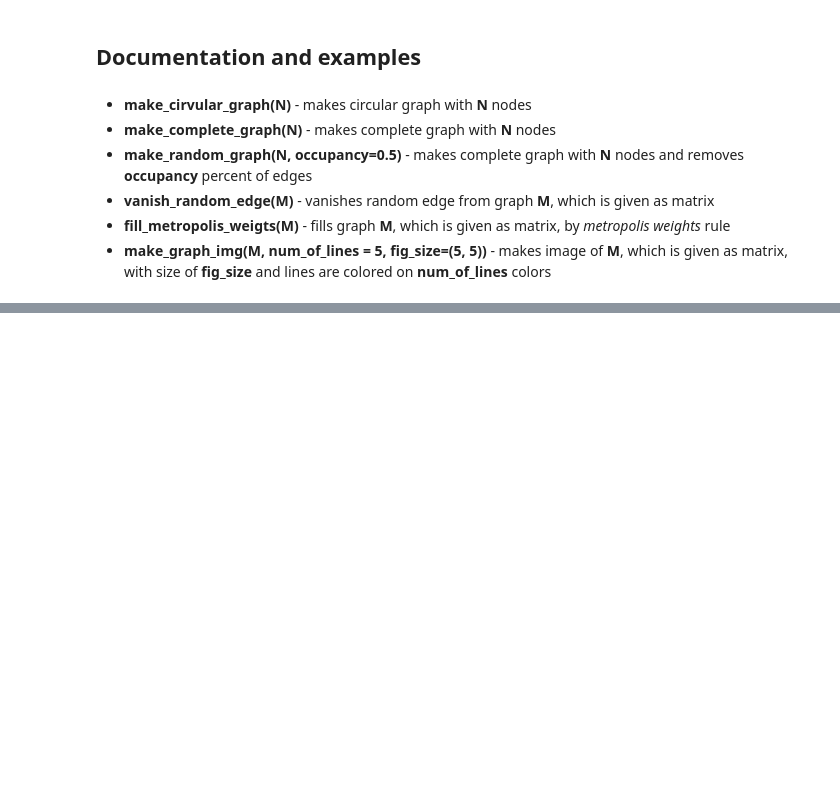
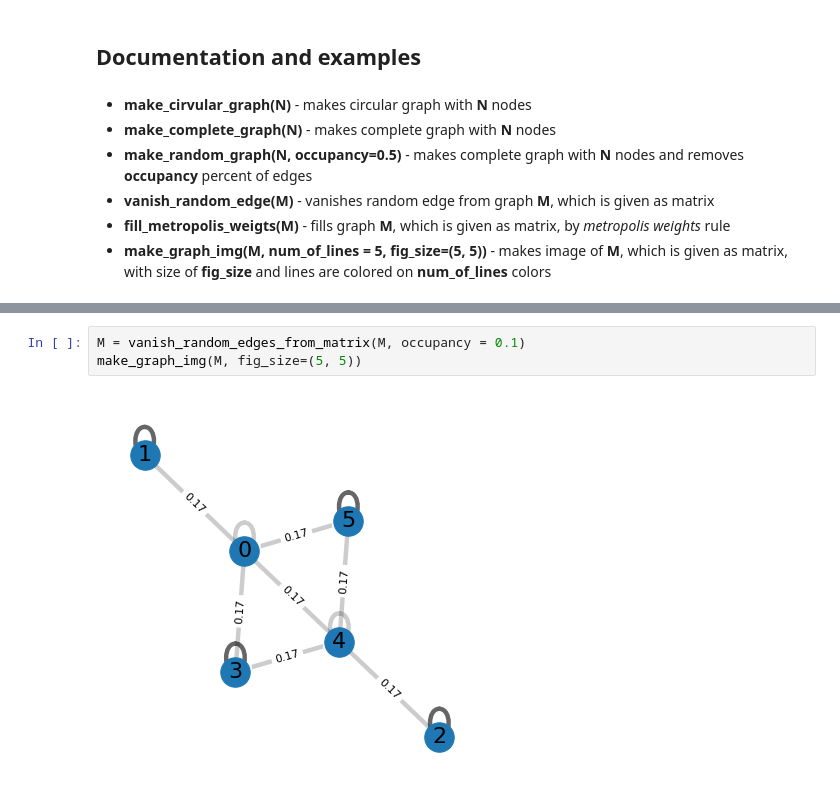
Before and after one commit to alexrogozin12/sirius2022_optimization, a Jupyter notebook: examples/Graph_tools.ipynb, the cells around one changed output, grey strips where cells are left out. Drawn from its saved outputs; the diff is of its cells as text; blank space fills up the shorter version.

```diff
--- a/examples/Graph_tools.ipynb
+++ b/examples/Graph_tools.ipynb
@@ -41,0 +48,5 @@ make_graph_img(M, fig_size=(5, 5))
+# %%
+M = vanish_random_edges_from_matrix(M, occupancy = 0.1)
+make_graph_img(M, fig_size=(5, 5))
+# %% [output]
+[figure, added]
```
Also changed, not shown: parts of 5 cells of this notebook, 1 other file.
